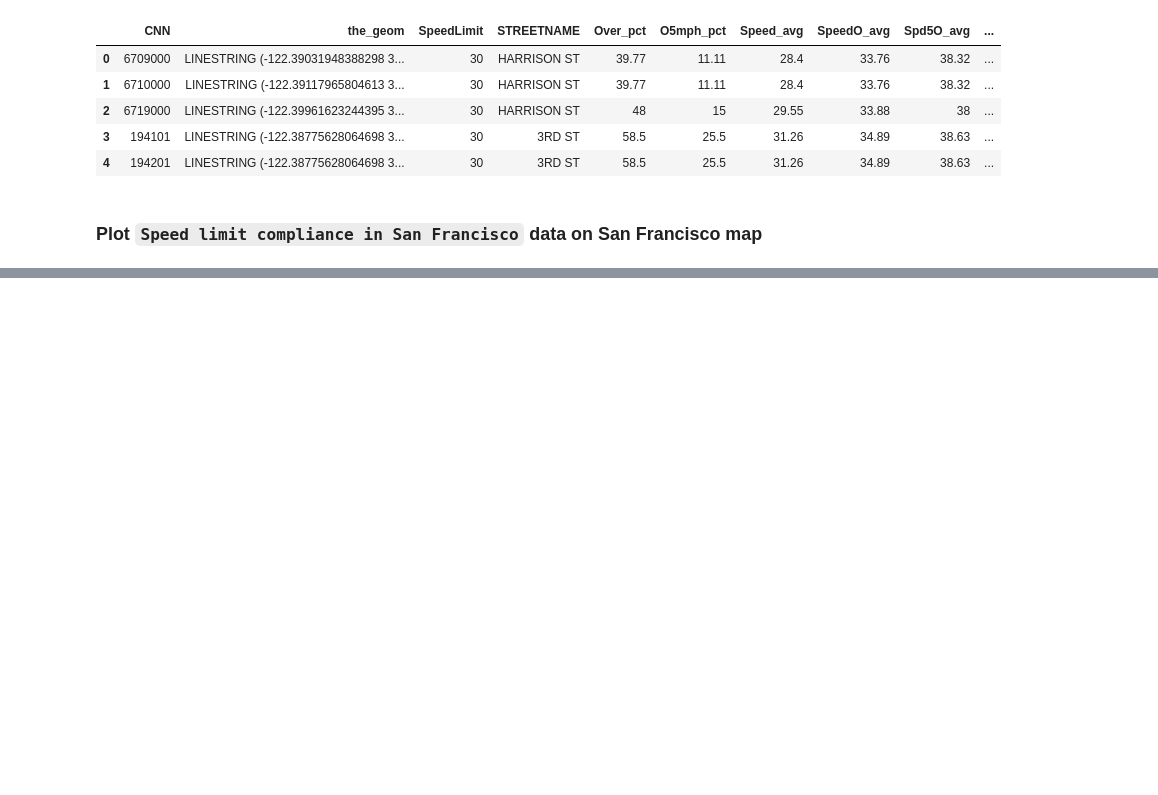
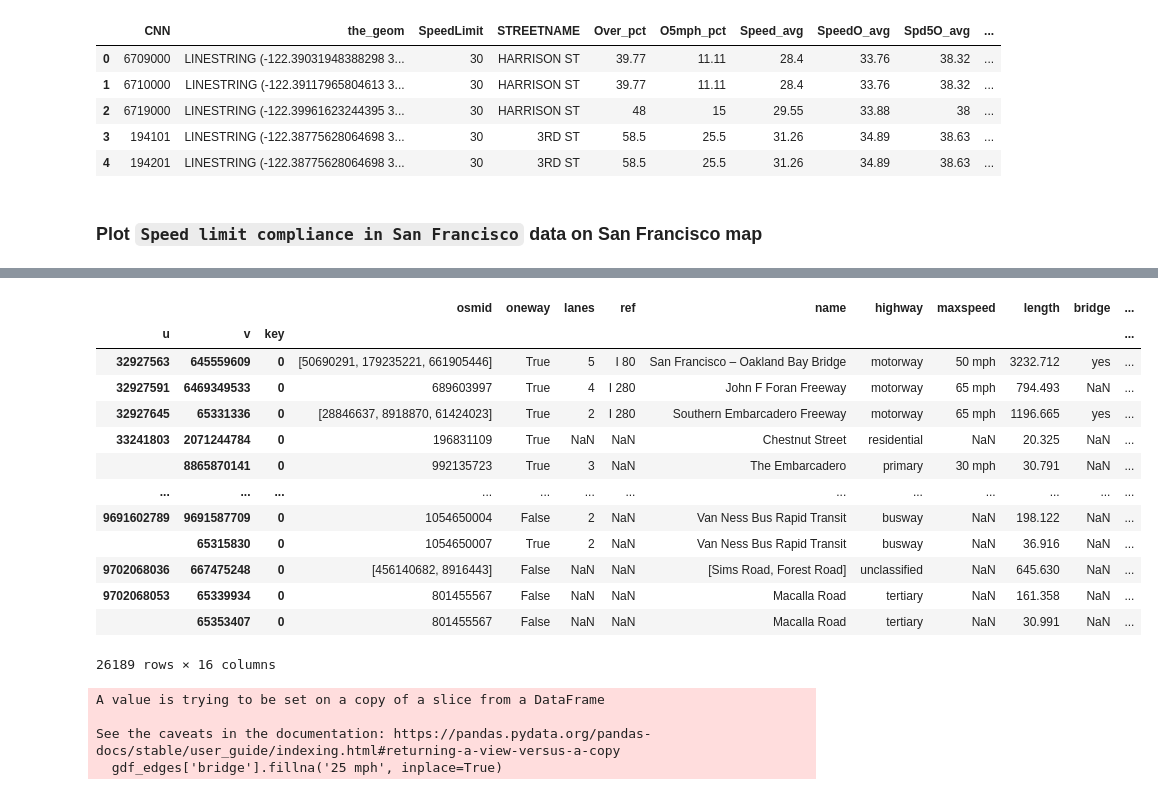
Before and after one commit to YgLK/data_engineering, a Jupyter notebook: map_integration.ipynb, the cells around one changed output, grey strips where cells are left out. Drawn from its saved outputs; the diff is of its cells as text; code cells hidden in the pictures; blank space fills up the shorter version.

```diff
--- a/map_integration.ipynb
+++ b/map_integration.ipynb
@@ -229,0 +403,18 @@ plt.tight_layout()
+# %%
+gdf_edges = edges[edges['name'].notna()]
+gdf_edges
+# %% [output]
+|  |  |  | osmid | oneway | lanes | ref | name | highway | maxspeed | length | bridge | ... |
+| u | v | key |  |  |  |  |  |  |  |  |  | ... |
+| 32927563 | 645559609 | 0 | [50690291, 179235221, 661905446] | True | 5 | I 80 | San Francisco – Oakland Bay Bridge | motorway | 50 mph | 3232.712 | yes | ... |
+| 32927591 | 6469349533 | 0 | 689603997 | True | 4 | I 280 | John F Foran Freeway | motorway | 65 mph | 794.493 | NaN | ... |
+| 32927645 | 65331336 | 0 | [28846637, 8918870, 61424023] | True | 2 | I 280 | Southern Embarcadero Freeway | motorway | 65 mph | 1196.665 | yes | ... |
+| 33241803 | 2071244784 | 0 | 196831109 | True | NaN | NaN | Chestnut Street | residential | NaN | 20.325 | NaN | ... |
+|  | 8865870141 | 0 | 992135723 | True | 3 | NaN | The Embarcadero | primary | 30 mph | 30.791 | NaN | ... |
+| ... | ... | ... | ... | ... | ... | ... | ... | ... | ... | ... | ... | ... |
+| 9691602789 | 9691587709 | 0 | 1054650004 | False | 2 | NaN | Van Ness Bus Rapid Transit | busway | NaN | 198.122 | NaN | ... |
+|  | 65315830 | 0 | 1054650007 | True | 2 | NaN | Van Ness Bus Rapid Transit | busway | NaN | 36.916 | NaN | ... |
+| 9702068036 | 667475248 | 0 | [456140682, 8916443] | False | NaN | NaN | [Sims Road, Forest Road] | unclassified | NaN | 645.630 | NaN | ... |
+| 9702068053 | 65339934 | 0 | 801455567 | False | NaN | NaN | Macalla Road | tertiary | NaN | 161.358 | NaN | ... |
+|  | 65353407 | 0 | 801455567 | False | NaN | NaN | Macalla Road | tertiary | NaN | 30.991 | NaN | ... |
+26189 rows × 16 columns
@@ -229,0 +425,7 @@ plt.tight_layout()
+# %%
+gdf_edges['bridge'].fillna('25 mph', inplace=True)
+# %% [output]
+A value is trying to be set on a copy of a slice from a DataFrame
+
+See the caveats in the documentation: https://pandas.pydata.org/pandas-docs/stable/user_guide/indexing.html#returning-a-view-versus-a-copy
+  gdf_edges['bridge'].fillna('25 mph', inplace=True)
```
Also changed, not shown: parts of 21 cells of this notebook.
